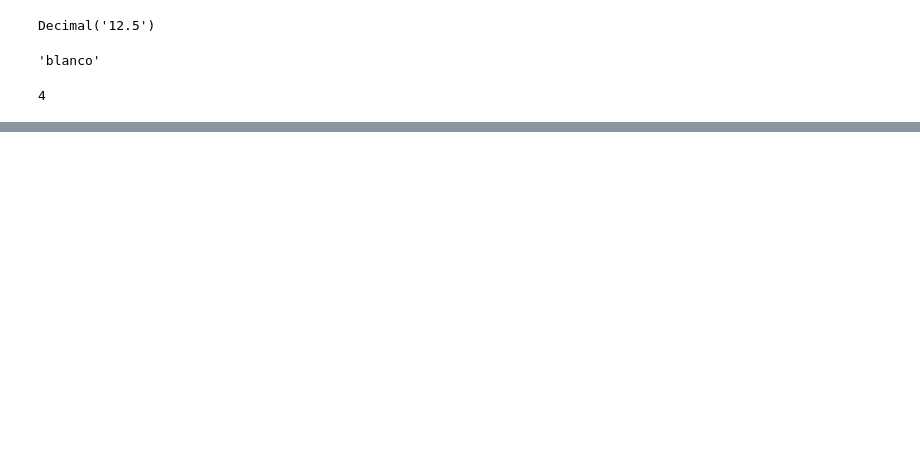
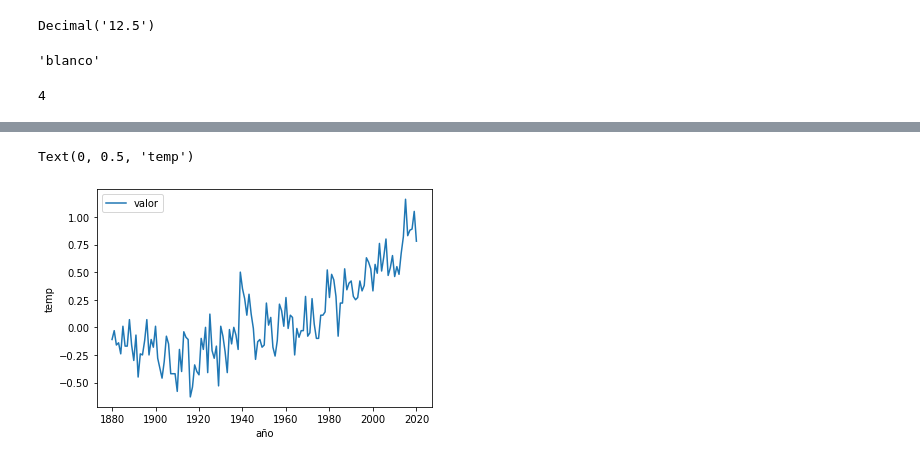
Before and after one commit to FFloresM/PythonMLDB, a Jupyter notebook: POO/POO.ipynb, the cells around one changed output, grey strips where cells are left out. Drawn from its saved outputs; the diff is of its cells as text; code cells hidden in the pictures; blank space fills up the shorter version.

```diff
--- a/POO/POO.ipynb
+++ b/POO/POO.ipynb
@@ -20,0 +202,13 @@ auto.getRuedas()
+# %%
+datos = datos[4:]
+# %%
+datos.columns= ['año', 'valor']
+# %%
+datos['año'] = pd.to_numeric(datos['año'])
+# %%
+datos['valor'] = pd.to_numeric(datos['valor'])
+# %%
+datos.plot(x='año', y='valor').set_ylabel('temp')
+# %% [output]
+Text(0, 0.5, 'temp')
+[figure, added]
```
Also changed, not shown: parts of 40 cells of this notebook, 3 other files.
